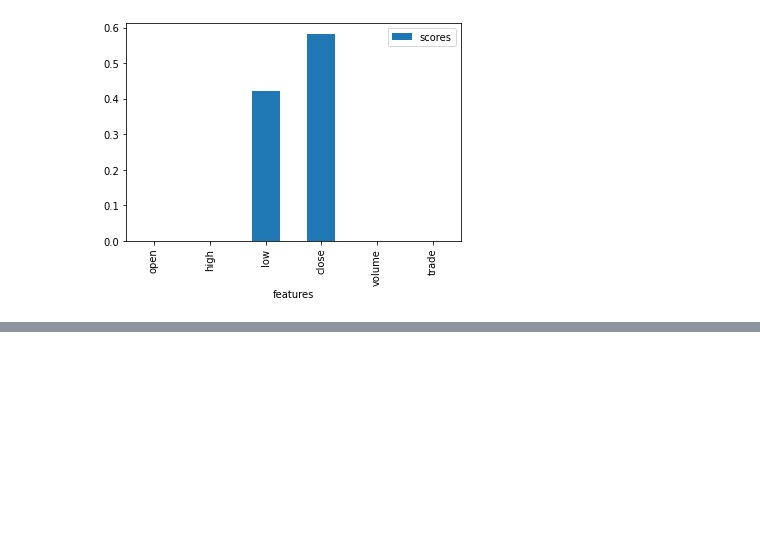
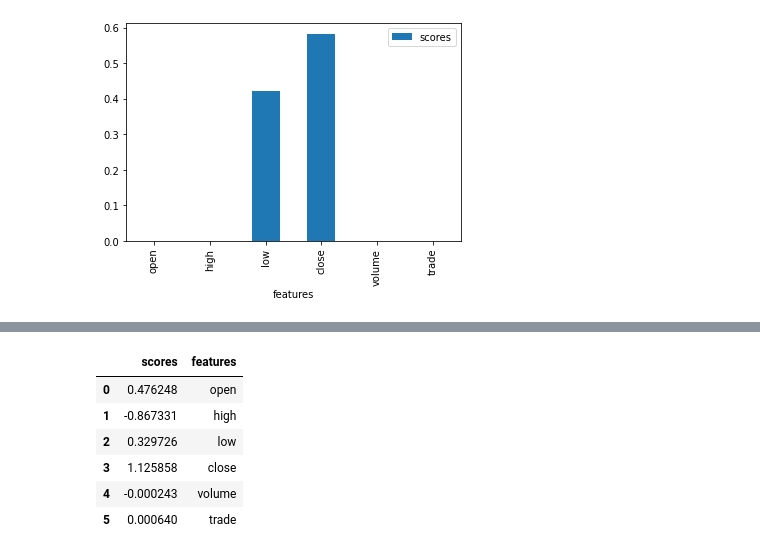
Before and after one commit to TomHOldershaw/Project4, a Jupyter notebook: 02 - Abz Lasso Regression.ipynb, the cells around one changed output, grey strips where cells are left out. Drawn from its saved outputs; the diff is of its cells as text; code cells hidden in the pictures; blank space fills up the shorter version.

```diff
--- a/Abz Linear Regression - Saturday.ipynb
+++ b/02 - Abz Lasso Regression.ipynb
@@ -450,0 +513,13 @@ it seems the low and the close are the most relevant features
+# %%
+data = pd.DataFrame()
+data["scores"] = model.coef_
+data["features"] = ethereum_df.drop("prediction",axis=1).columns.tolist()
+data
+# %% [output]
+|  | scores | features |
+| 0 | 0.476248 | open |
+| 1 | -0.867331 | high |
+| 2 | 0.329726 | low |
+| 3 | 1.125858 | close |
+| 4 | -0.000243 | volume |
+| 5 | 0.000640 | trade |
```
Also changed, not shown: parts of 18 cells of this notebook, 3 other files.
